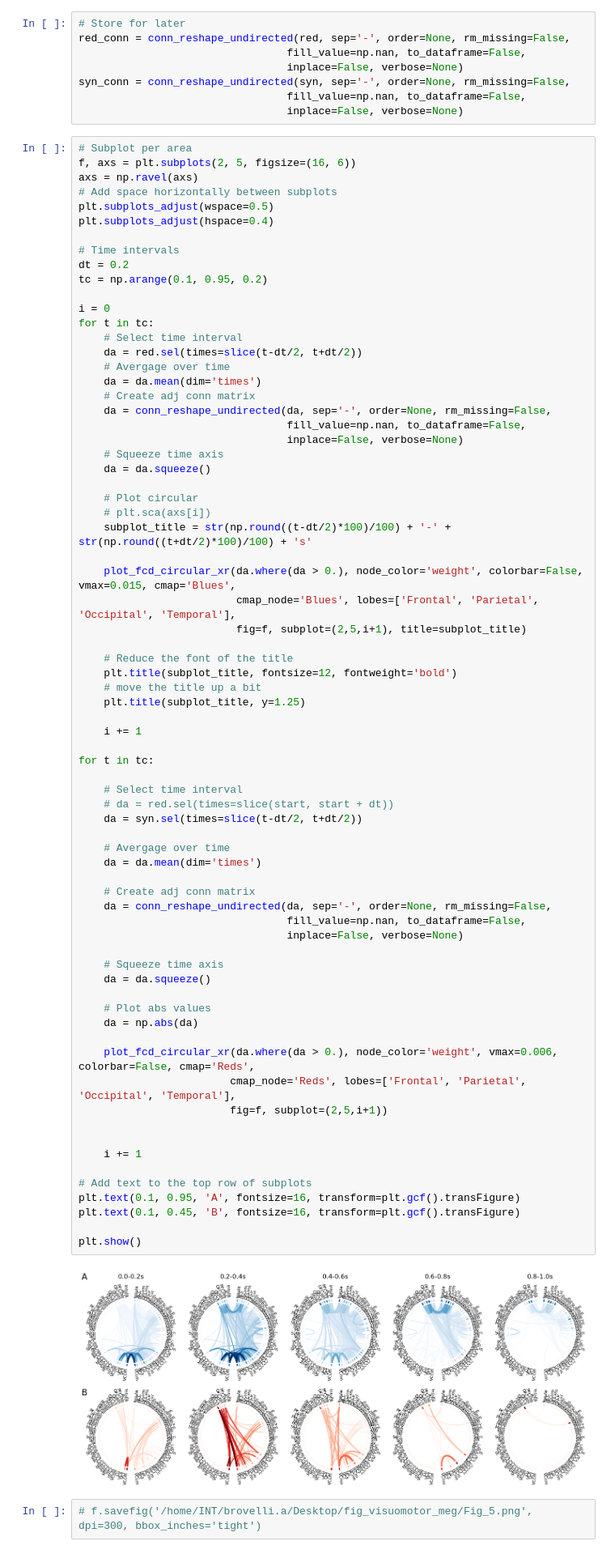
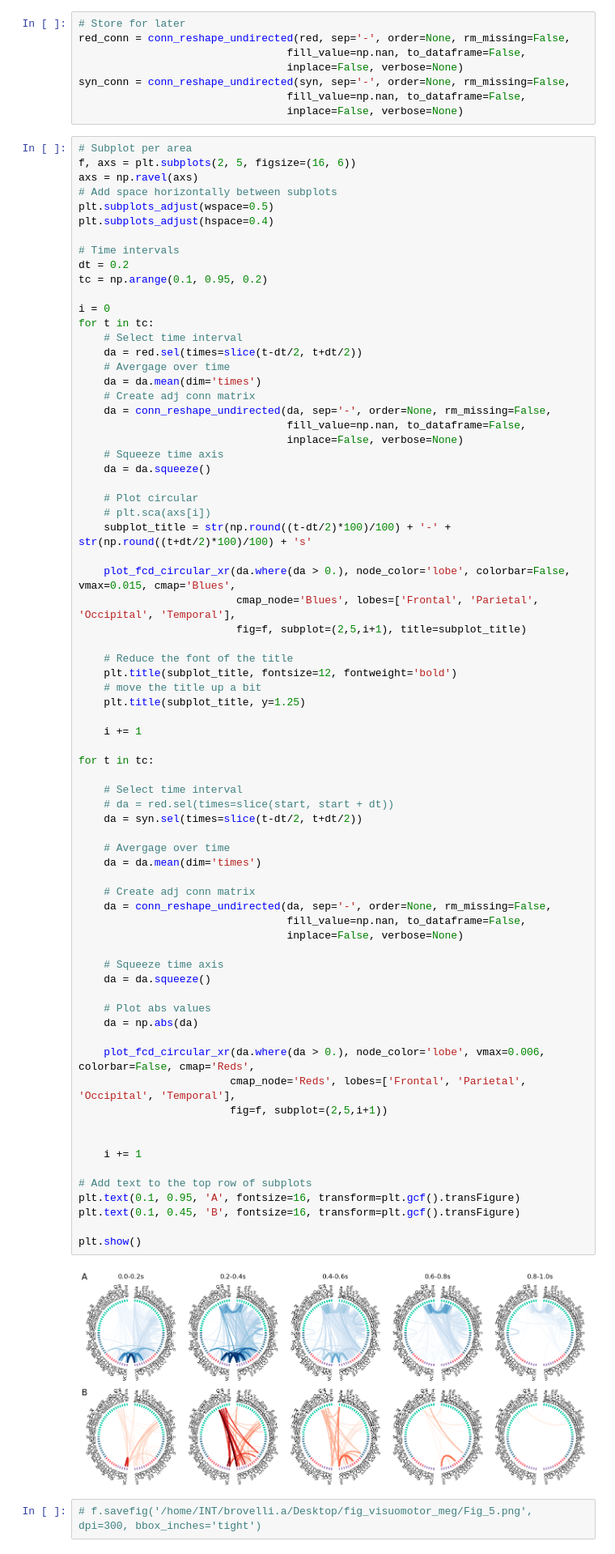
Before and after one commit to brainets/hosi_infogain, a Jupyter notebook: notebooks/main_figures.ipynb, the cells around one changed output. Shown at 81% size. Saved outputs shown, nothing was run; the diff lists cells and outputs as text.

```diff
--- a/notebooks/main_figures.ipynb
+++ b/notebooks/main_figures.ipynb
@@ -346,7 +346,7 @@ for t in tc:
     # plt.sca(axs[i])
     subplot_title = str(np.round((t-dt/2)*100)/100) + '-' + str(np.round((t+dt/2)*100)/100) + 's'
 
-    plot_fcd_circular_xr(da.where(da > 0.), node_color='weight', colorbar=False, vmax=0.015, cmap='Blues',
+    plot_fcd_circular_xr(da.where(da > 0.), node_color='lobe', colorbar=False, vmax=0.015, cmap='Blues',
                          cmap_node='Blues', lobes=['Frontal', 'Parietal', 'Occipital', 'Temporal'],
                          fig=f, subplot=(2,5,i+1), title=subplot_title)
 
@@ -362,35 +362,35 @@ for t in tc:
     # Select time interval
     # da = red.sel(times=slice(start, start + dt))
     da = syn.sel(times=slice(t-dt/2, t+dt/2))
 
     # Avergage over time
     da = da.mean(dim='times')
 
     # Create adj conn matrix
     da = conn_reshape_undirected(da, sep='-', order=None, rm_missing=False,
                                  fill_value=np.nan, to_dataframe=False,
                                  inplace=False, verbose=None)
 
     # Squeeze time axis
     da = da.squeeze()
 
     # Plot abs values
     da = np.abs(da)
 
-    plot_fcd_circular_xr(da.where(da > 0.), node_color='weight', vmax=0.006, colorbar=False, cmap='Reds',
+    plot_fcd_circular_xr(da.where(da > 0.), node_color='lobe', vmax=0.006, colorbar=False, cmap='Reds',
                         cmap_node='Reds', lobes=['Frontal', 'Parietal', 'Occipital', 'Temporal'],
                         fig=f, subplot=(2,5,i+1))
 
 
     i += 1
 
 # Add text to the top row of subplots
 plt.text(0.1, 0.95, 'A', fontsize=16, transform=plt.gcf().transFigure)
 plt.text(0.1, 0.45, 'B', fontsize=16, transform=plt.gcf().transFigure)
 
 plt.show()
 # %% [output]
-[figure, old version]
+[figure, new version]
 # %%
 # f.savefig('/home/INT/brovelli.a/Desktop/fig_visuomotor_meg/Fig_5.png', dpi=300, bbox_inches='tight')
 # %% [markdown]
```
Also changed, not shown: 1 other file.
